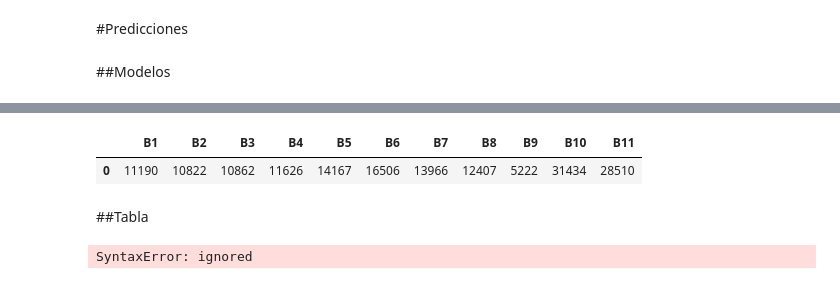
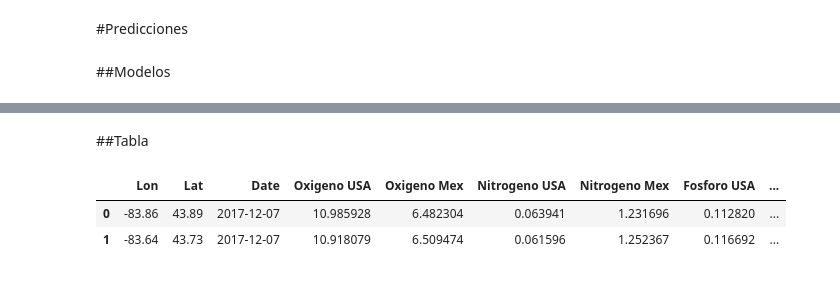
Before and after one commit to AksleyRios/DataAquosmic, a Jupyter notebook: PruebaPipeline/Prueba_de_pipeline.ipynb, the cells around one changed output, grey strips where cells are left out. Cells and saved outputs as stored; diff of their text form; code cells hidden in the pictures.

```diff
--- a/PruebaPipeline/Prueba_de_pipeline.ipynb
+++ b/PruebaPipeline/Prueba_de_pipeline.ipynb
@@ -263,11 +255,63 @@ OxiUSAArr
-# %%
-BaseLimpiaBandas[['B1','B2','B3','B4','B5','B6','B7','B8','B9','B10','B11']]
-# %% [output]
-|  | B1 | B2 | B3 | B4 | B5 | B6 | B7 | B8 | B9 | B10 | B11 |
-| 0 | 11190 | 10822 | 10862 | 11626 | 14167 | 16506 | 13966 | 12407 | 5222 | 31434 | 28510 |
 # %% [markdown]
 ##Tabla
-# %%
-Modelo=['USA','México']*n
-# %% [output]
-SyntaxError: ignored
+# %%
+OxiUSAArr=[]
+OxiMexArr=[]
+NitUSAArr=[]
+NitMexArr=[]
+CondUSAArr=[]
+CondMexArr=[]
+FosfUSAArr=[]
+FosfMexArr=[]
+ClorofUSAArr=[]
+TurbMexArr=[]
+for i in range(0,int(n)):
+  OxiUSAArr.append(lrOUSA.predict(np.array(BaseLimpiaBandas[['B1','B2','B3','B4','B5','B6','B7','B8','B9','B10','B11']].iloc[i]).reshape(1,-1)))
+  OxiMexArr.append(lrOMex.predict(np.array(BaseLimpiaBandas[['B2','B3','B4','B5','B6','B8']].iloc[i]).reshape(1,-1)))
+  NitUSAArr.append(lrNUSA.predict(np.array(BaseLimpiaBandas[['B1','B2','B3','B4','B5','B6','B7','B8','B9','B10','B11']].iloc[i]).reshape(1,-1)))
+  NitMexArr.append(lrNMex.predict(np.array(BaseLimpiaBandas[['B2','B3','B4','B5','B6','B8']].iloc[i]).reshape(1,-1)))
+  FosfUSAArr.append(lrFUSA.predict(np.array(BaseLimpiaBandas[['B1','B2','B3','B4','B5','B6','B7','B8','B9','B10','B11']].iloc[i]).reshape(1,-1)))
+  FosfMexArr.append(lrFMex.predict(np.array(BaseLimpiaBandas[['B1','B2','B3','B4','B5','B6','B8']].iloc[i]).reshape(1,-1)))
+  CondUSAArr.append(lrCOUSA.predict(np.array(BaseLimpiaBandas[['B1','B2','B3','B4','B5','B6','B7','B8','B9','B10','B11']].iloc[i]).reshape(1,-1)))
+  CondMexArr.append(lrCOMex.predict(np.array(BaseLimpiaBandas[['B1','B2','B3','B4','B5','B6','B8']].iloc[i]).reshape(1,-1)))
+  ClorofUSAArr.append(lrCLUSA.predict(np.array(BaseLimpiaBandas[['B1','B2','B3','B4','B5','B6','B7','B8','B9','B10','B11']].iloc[i]).reshape(1,-1)))
+  TurbMexArr.append(lrTMex.predict(np.array(BaseLimpiaBandas[['B1','B2','B3','B4','B5','B6','B8']].iloc[i]).reshape(1,-1)))
+
+
+OxiUSA_pd = pd.DataFrame(OxiUSAArr)
+OxiUSA_pd.columns = ['Oxigeno USA']
+OxiMex_pd = pd.DataFrame(OxiMexArr)
+OxiMex_pd.columns = ['Oxigeno Mex']
+NitUSA_pd = pd.DataFrame(NitUSAArr)
+NitUSA_pd.columns = ['Nitrogeno USA']
+NitMex_pd = pd.DataFrame(NitMexArr)
+NitMex_pd.columns = ['Nitrogeno Mex']
+FosfUSA_pd = pd.DataFrame(FosfUSAArr)
+FosfUSA_pd.columns = ['Fosforo USA']
+FosfMex_pd = pd.DataFrame(FosfMexArr)
+FosfMex_pd.columns = ['Fosforo Mex']
+CondUSA_pd = pd.DataFrame(CondUSAArr)
+CondUSA_pd.columns = ['Conductividad USA']
+CondMex_pd = pd.DataFrame(CondMexArr)
+CondMex_pd.columns = ['Conductividad Mex']
+TurbMex_pd = pd.DataFrame(TurbMexArr)
+TurbMex_pd.columns = ['Turbiedad Mex']
+ClorofUSA_pd = pd.DataFrame(ClorofUSAArr)
+ClorofUSA_pd.columns = ['Clorofila USA']
+
+Tabla=Base.join(OxiUSA_pd)
+Tabla=Tabla.join(OxiMex_pd)
+Tabla=Tabla.join(NitUSA_pd)
+Tabla=Tabla.join(NitMex_pd)
+Tabla=Tabla.join(FosfUSA_pd)
+Tabla=Tabla.join(FosfMex_pd)
+Tabla=Tabla.join(CondUSA_pd)
+Tabla=Tabla.join(CondMex_pd)
+Tabla=Tabla.join(ClorofUSA_pd)
+Tabla=Tabla.join(TurbMex_pd)
+
+Tabla
+# %% [output]
+|  | Lon | Lat | Date | Oxigeno USA | Oxigeno Mex | Nitrogeno USA | Nitrogeno Mex | Fosforo USA | ... |
+| 0 | -83.86 | 43.89 | 2017-12-07 | 10.985928 | 6.482304 | 0.063941 | 1.231696 | 0.112820 | ... |
+| 1 | -83.64 | 43.73 | 2017-12-07 | 10.918079 | 6.509474 | 0.061596 | 1.252367 | 0.116692 | ... |
```
Also changed, not shown: parts of 7 cells of this notebook.
